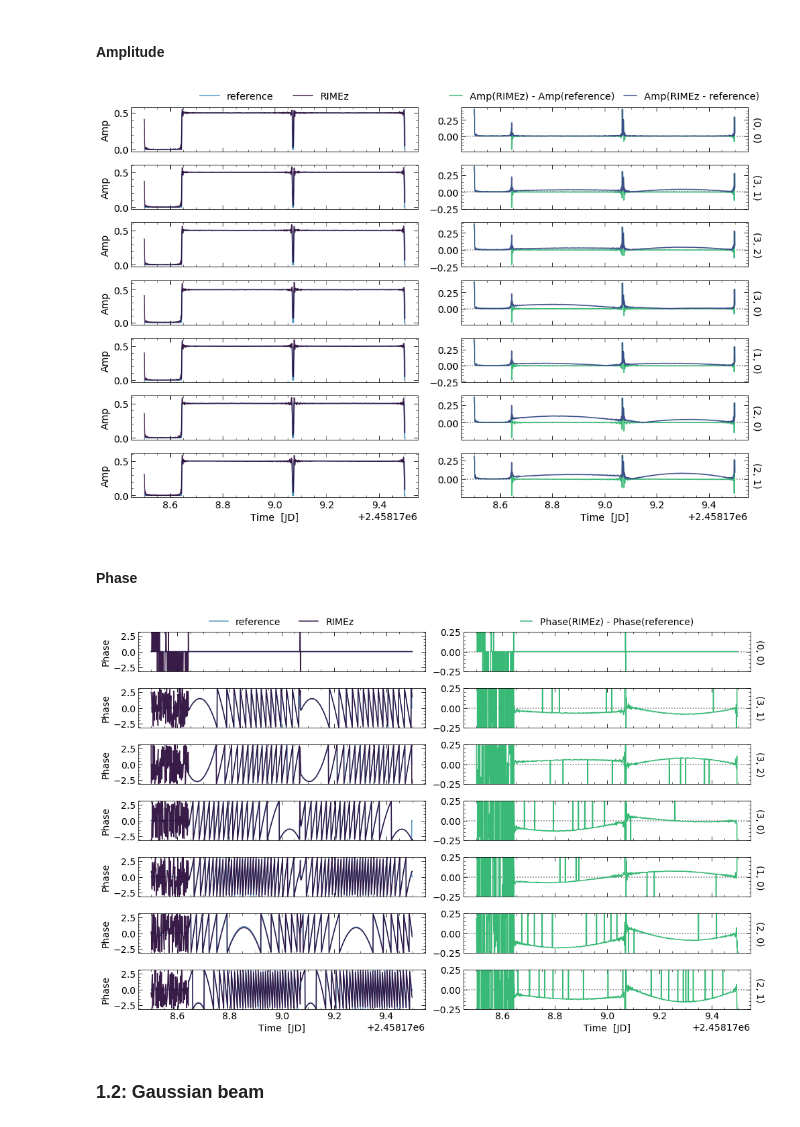
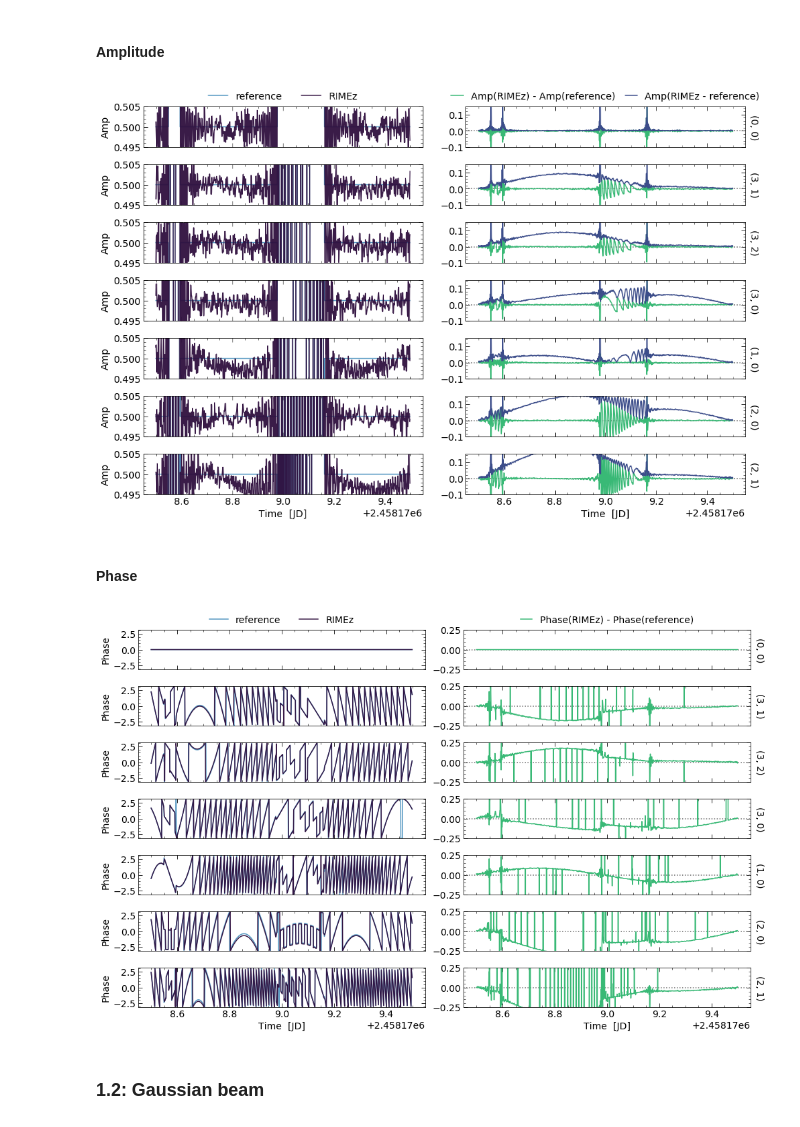
Before and after one commit to HERA-Team/hera-validation, a Jupyter notebook: test-series/-1/test-neg1.1.0.ipynb, the cells around one changed output. Drawn from its saved outputs; the diff is of its cells as text; code cells hidden in the pictures.

```diff
--- a/test-series/-1/test-neg1.1.0.ipynb
+++ b/test-series/-1/test-neg1.1.0.ipynb
@@ -244,24 +254,36 @@ rimez_path_dict = {'1.1_uniform': os.path.join(rimez_path, 'rimez_1.1_uniform_lm
 # %% [markdown]
 ## Reference simulation 1.2 (long time axis)
 # %%
-uvd_ref_12_uniform, uvd_ref_12_gauss,  uvd_ref_12_airy = UVData(), UVData(), UVData()
-uvd_ref_12_uniform.read(ref_path_dict['1.2_uniform'], run_check_acceptability=False)
-uvd_ref_12_gauss.read(ref_path_dict['1.2_gauss'], run_check_acceptability=False)
-uvd_ref_12_airy.read(ref_path_dict['1.2_airy'], run_check_acceptability=False)
+uvd_ref_12 = {'uniform': UVData(),
+              'gauss': UVData(),
+              'airy': UVData(),
+              'hera': UVData()}
+uvd_ref_12['uniform'].read(ref_path_dict['1.2_uniform'], run_check_acceptability=False)
+uvd_ref_12['gauss'].read(ref_path_dict['1.2_gauss'], run_check_acceptability=False)
+uvd_ref_12['airy'].read(ref_path_dict['1.2_airy'], run_check_acceptability=False)
+uvd_ref_12['hera'].read(ref_path_dict['1.2_uvbeam'], run_check_acceptability=False)
 
-uvd_rimez_12_uniform, uvd_rimez_12_gauss, uvd_rimez_12_airy = UVData(), UVData(), UVData()
-uvd_rimez_12_uniform.read(rimez_path_dict['1.2_uniform'], run_check_acceptability=False)
-uvd_rimez_12_gauss.read(rimez_path_dict['1.2_gauss'], run_check_acceptability=False)
-uvd_rimez_12_airy.read(rimez_path_dict['1.2_airy'], run_check_acceptability=False)
+uvd_rimez_12 = {'uniform': UVData(),
+                'gauss': UVData(),
+                'airy': UVData(),
+                'hera': UVData()}
+uvd_rimez_12['uniform'].read(rimez_path_dict['1.2_uniform'], run_check_acceptability=False)
+uvd_rimez_12['gauss'].read(rimez_path_dict['1.2_gauss'], run_check_acceptability=False)
+uvd_rimez_12['airy'].read(rimez_path_dict['1.2_airy'], run_check_acceptability=False)
+uvd_rimez_12['hera'].read(rimez_path_dict['1.2_uvbeam'], run_check_acceptability=False)
 
-bls_12 = np.unique(uvd_rimez_12_uniform.baseline_array)
+# conjugate the RIMEz data to the pyuvsim convention (ant2 < ant1)
+for beam in uvd_rimez_12.keys():
+    uvd_rimez_12[beam].conjugate_bls(convention='ant2<ant1')
+
+bls_12 = np.unique(uvd_rimez_12['uniform'].baseline_array)
 
 # Sort the baselines by length, shortest to longest
-antpos, ants = uvd_ref_12_uniform.get_ENU_antpos()
+antpos, ants = uvd_ref_12['uniform'].get_ENU_antpos()
 ant_dict = dict(zip(ants, antpos))
 bl_length = []
 for bl in bls_12:
-    ant1, ant2 = uvd_rimez_12_uniform.baseline_to_antnums(bl)
+    ant1, ant2 = uvd_rimez_12['uniform'].baseline_to_antnums(bl)
     bl_length.append(np.linalg.norm(ant_dict[ant1] - ant_dict[ant2]))
 inds = np.array(bl_length).argsort()
 bls_12 = bls_12[inds]
@@ -288,22 +314,26 @@ fig.set_size_inches(5, 5)
 #### Amplitude
 # %%
 fig, ax = plt.subplots(len(bls_12), 2, sharex='col', figsize=(14, 9))
-plot_time_axis(uvd_ref_12_uniform, uvd_rimez_12_uniform, bls_12, ax=ax, component='amp')
+plot_time_axis(uvd_ref_12['uniform'], uvd_rimez_12['uniform'], bls_12, ax=ax, component='amp')
+for axis in ax[:, 0]:
+    axis.set_ylim([0.495, 0.505])
+for axis in ax[:, 1]:
+    axis.set_ylim([-0.1, 0.15])
 fig.tight_layout()
 # %% [output]
-[figure, old version]
+[figure, new version]
 # %% [markdown]
 #### Phase
 # %%
 fig, ax = plt.subplots(len(bls_12), 2, sharex='col', figsize=(14, 9))
-plot_time_axis(uvd_ref_12_uniform, uvd_rimez_12_uniform, bls_12, ax=ax, component='phase')
+plot_time_axis(uvd_ref_12['uniform'], uvd_rimez_12['uniform'], bls_12, ax=ax, component='phase')
 for axis in ax[:, 0]:
     axis.set_ylim([-np.pi, np.pi])
 for axis in ax[:, 1]:
     axis.set_ylim([-0.25, 0.25])
 fig.tight_layout()
 # %% [output]
-[figure, old version]
+[figure, new version]
 # %% [markdown]
 ### 1.2: Gaussian beam
 # %% [markdown]
```
Also changed, not shown: parts of 37 cells of this notebook.
